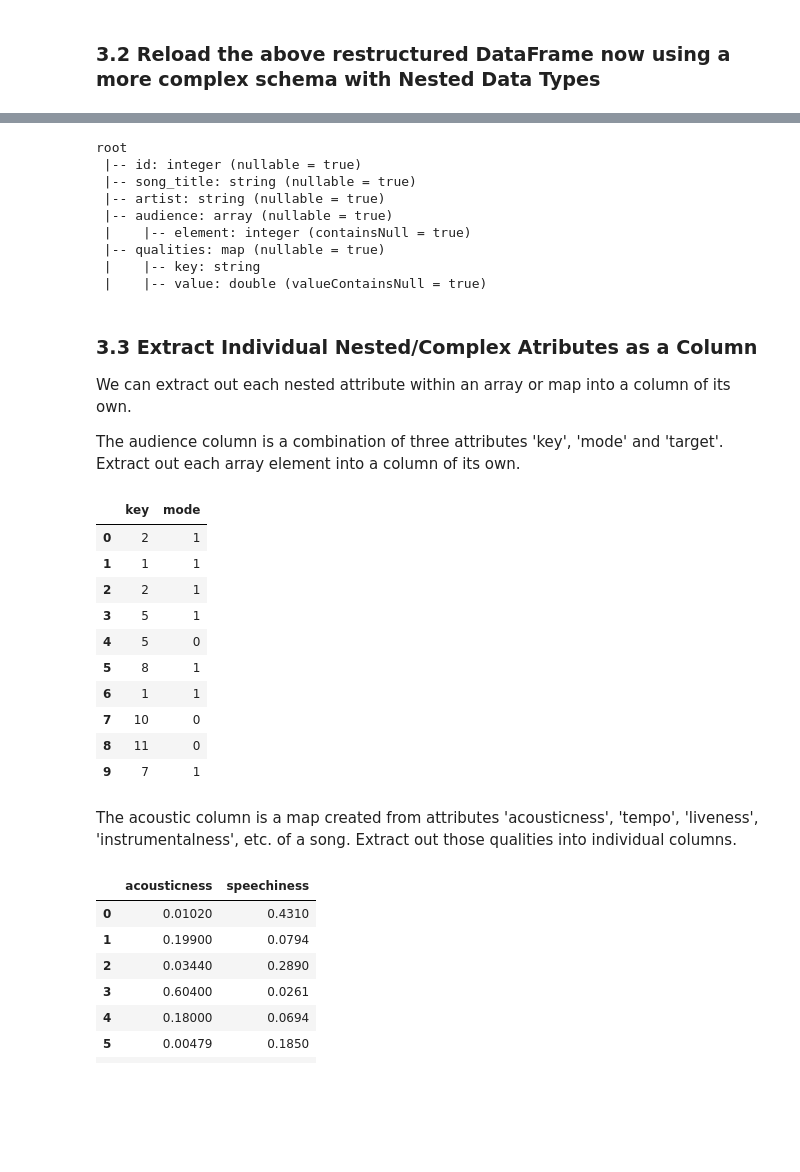
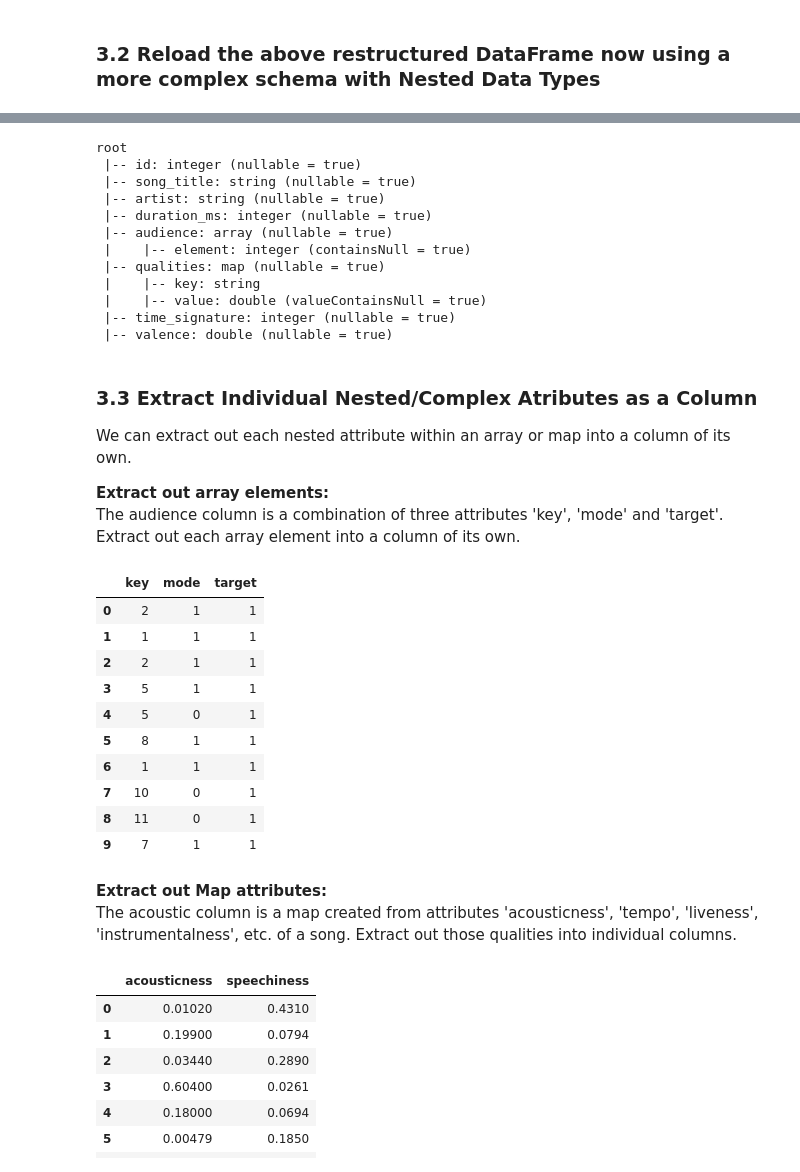
Before and after one commit to anindya-saha/Data-Science-with-Spark, a Jupyter notebook: working-with-nested-data-types/nested-types.ipynb, the cells around one changed output, grey strips where cells are left out. Saved outputs shown, nothing was run; the diff lists cells and outputs as text; code cells hidden in the pictures; blank space fills up the shorter version.

Commit message:
nested

```diff
--- a/working-with-nested-data-types/nested-types.ipynb
+++ b/working-with-nested-data-types/nested-types.ipynb
@@ -128,10 +133,14 @@ nested_schema = StructType([
     StructField('id', IntegerType(), nullable=False),
     StructField('song_title', StringType(), nullable=False),
     StructField('artist', StringType(), nullable=False),
+    StructField('duration_ms', IntegerType(), nullable=False),
     StructField('audience', ArrayType(elementType=IntegerType()), nullable=False),
-    StructField('qualities', MapType(keyType=StringType(), valueType=DoubleType(), valueContainsNull=False), nullable=True)])
+    StructField('qualities', MapType(keyType=StringType(), valueType=DoubleType(), valueContainsNull=False), nullable=True),
+    StructField('time_signature', IntegerType(), nullable=False),
+    StructField('valence', DoubleType(), nullable=False),
+  ])
 # %%
-spotify_reloaded_df = spark.read.json(path='data/spotify-songs.json', schema=nested_schema).cache()
+spotify_reloaded_df = spark.read.json(path='data/spotify-songs', schema=nested_schema).cache()
 # %%
 spotify_reloaded_df.limit(10).toPandas()
 # %% [output]
@@ -153,35 +162,41 @@ root
  |-- id: integer (nullable = true)
  |-- song_title: string (nullable = true)
  |-- artist: string (nullable = true)
+ |-- duration_ms: integer (nullable = true)
  |-- audience: array (nullable = true)
  |    |-- element: integer (containsNull = true)
  |-- qualities: map (nullable = true)
  |    |-- key: string
  |    |-- value: double (valueContainsNull = true)
+ |-- time_signature: integer (nullable = true)
+ |-- valence: double (nullable = true)
 # %% [markdown]
 ### 3.3 Extract Individual Nested/Complex Atributes as a Column
 
 We can extract out each nested attribute within an array or map into a column of its own.
 
+**Extract out array elements:**
 The audience column is a combination of three attributes 'key', 'mode' and 'target'. Extract out each array element into a column of its own.
 # %%
 (spotify_reloaded_df
  .select(spotify_reloaded_df.audience.getItem(0).alias('key'),
-         spotify_reloaded_df.audience.getItem(1).alias('mode'))
+         spotify_reloaded_df.audience.getItem(1).alias('mode'),
+         spotify_reloaded_df.audience.getItem(2).alias('target'))
  .limit(10).toPandas())
 # %% [output]
-|  | key | mode |
-| 0 | 2 | 1 |
-| 1 | 1 | 1 |
-| 2 | 2 | 1 |
-| 3 | 5 | 1 |
-| 4 | 5 | 0 |
-| 5 | 8 | 1 |
-| 6 | 1 | 1 |
-| 7 | 10 | 0 |
-| 8 | 11 | 0 |
-| 9 | 7 | 1 |
+|  | key | mode | target |
+| 0 | 2 | 1 | 1 |
+| 1 | 1 | 1 | 1 |
+| 2 | 2 | 1 | 1 |
+| 3 | 5 | 1 | 1 |
+| 4 | 5 | 0 | 1 |
+| 5 | 8 | 1 | 1 |
+| 6 | 1 | 1 | 1 |
+| 7 | 10 | 0 | 1 |
+| 8 | 11 | 0 | 1 |
+| 9 | 7 | 1 | 1 |
 # %% [markdown]
+**Extract out Map attributes:**
 The acoustic column is a map created from attributes 'acousticness', 'tempo', 'liveness', 'instrumentalness', etc. of a song. Extract out those qualities into individual columns.
 # %%
 (spotify_reloaded_df
```
Also changed, not shown: parts of 7 cells of this notebook, 5 other files.
